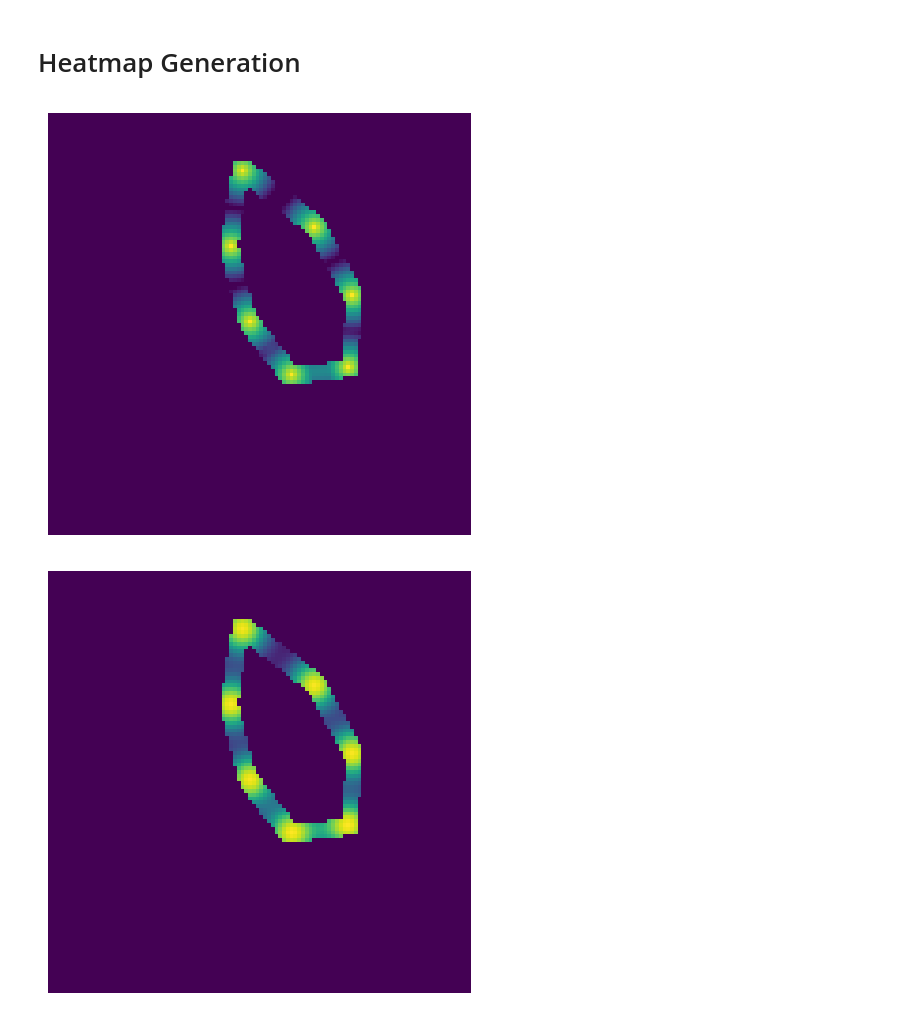
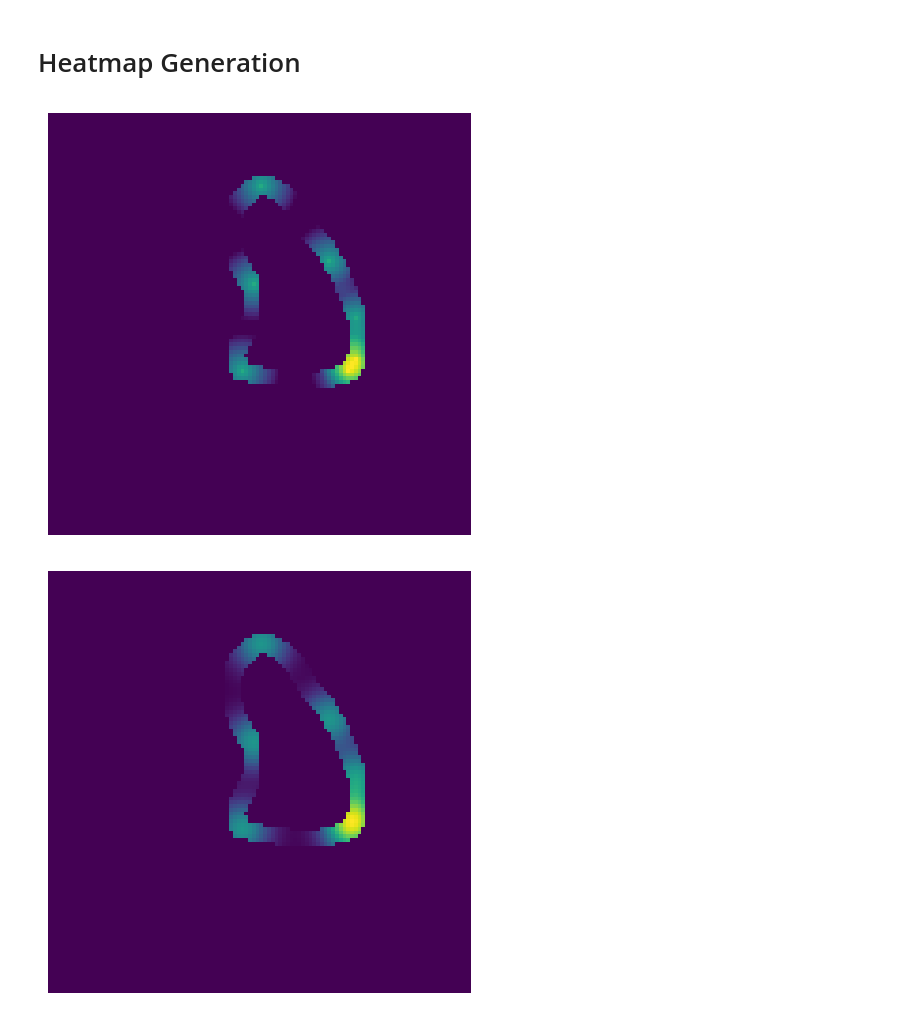
Before and after one commit to Tec-AI-23/EchoNetDynamic, a Jupyter notebook: scripts/dataExtraction.ipynb, the cells around one changed output. Drawn from its saved outputs; the diff is of its cells as text; code cells hidden in the pictures.

```diff
--- a/scripts/dataExtraction.ipynb
+++ b/scripts/dataExtraction.ipynb
@@ -105,16 +100,16 @@ heatmap.heatmap(distribution="Euclidean")
 # %%
 sample_euclidean_path = (
-    f"{heatmaps_path}/euclidean/{os.listdir(f'{heatmaps_path}/euclidean')[0]}"
+    f"{heatmaps_path}/euclidean/{os.listdir(f'{heatmaps_path}/euclidean')[4]}"
 )
 sample_euclidean_heatmap = torch.load(sample_euclidean_path)
-show_n_channel_image_tensor(sample_euclidean_heatmap)
+visualization.show_n_channel_image_tensor(sample_euclidean_heatmap)
 # %% [output]
-[figure, old version]
+[figure, new version]
 # %%
 sample_gaussian_path = (
-    f"{heatmaps_path}/gaussian/{os.listdir(f'{heatmaps_path}/gaussian')[0]}"
+    f"{heatmaps_path}/gaussian/{os.listdir(f'{heatmaps_path}/gaussian')[4]}"
 )
 sample_gaussian_heatmap = torch.load(sample_gaussian_path)
-show_n_channel_image_tensor(sample_gaussian_heatmap)
+visualization.show_n_channel_image_tensor(sample_gaussian_heatmap)
 # %% [output]
-[figure, old version]
+[figure, new version]
```
Also changed, not shown: parts of 11 cells of this notebook, 9 other files.
